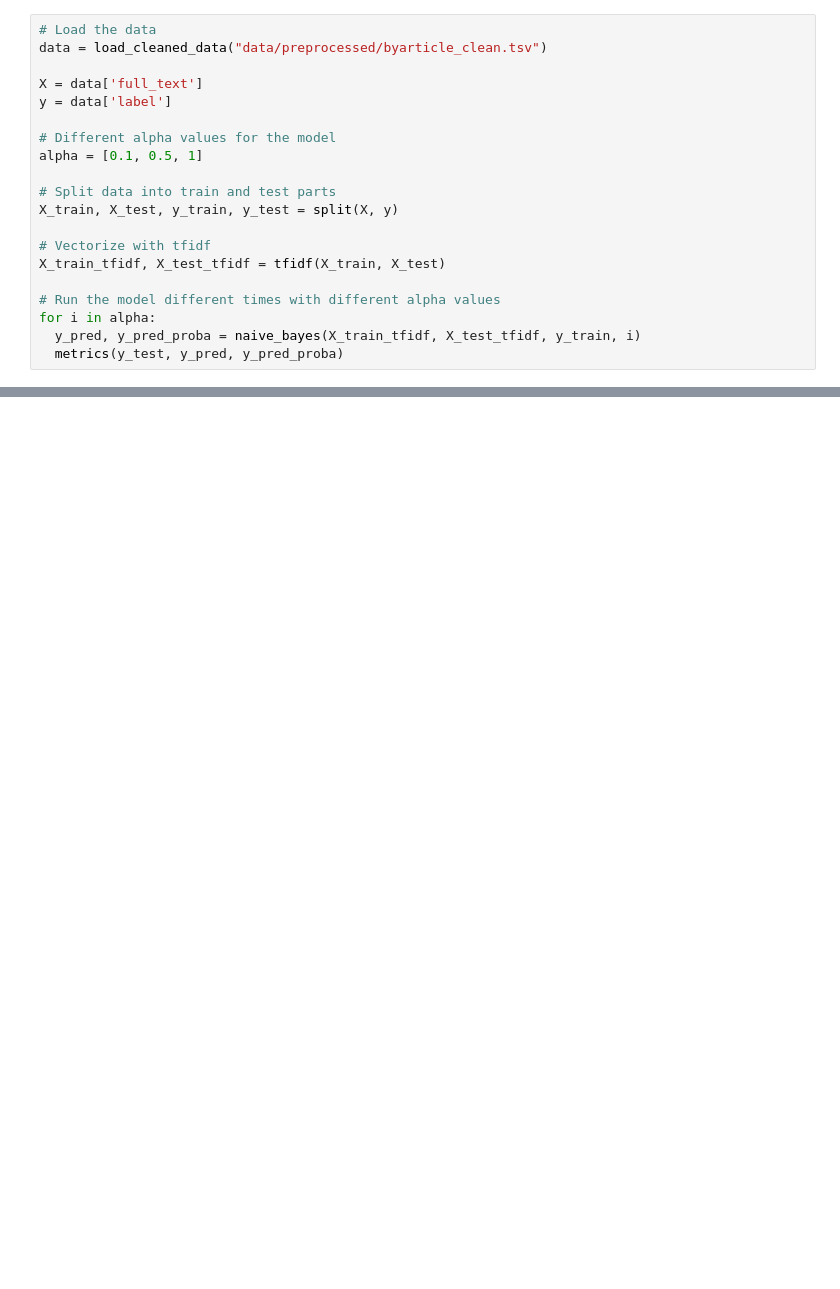
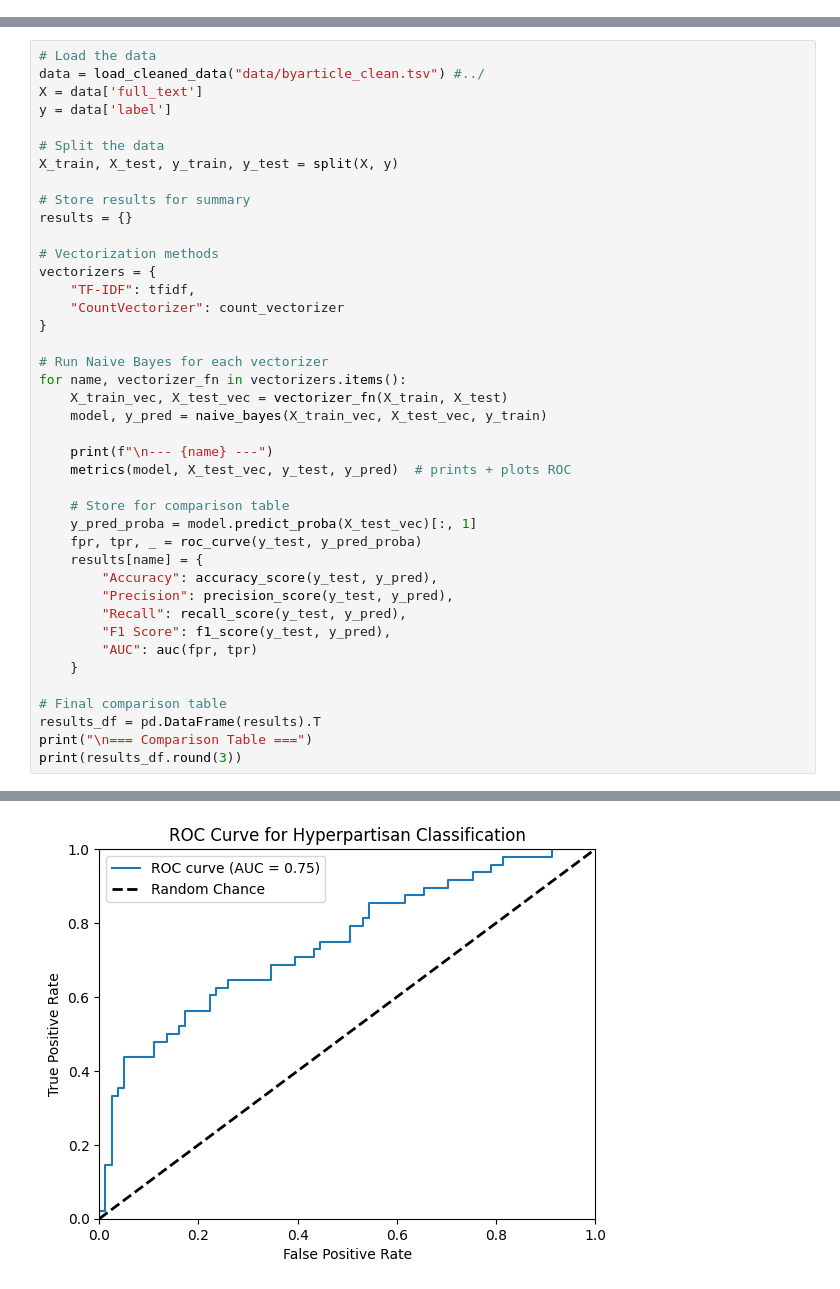
Before and after one commit to badaa002/DAT550-2025---Hyperpartisan-News-Detection-, a Jupyter notebook: notebooks/NaiveBayesModel.ipynb, the cells around one changed output, grey strips where cells are left out. Cells and saved outputs as stored; diff of their text form; blank space fills up the shorter version.

```diff
--- a/notebooks/NaiveBayesModel.ipynb
+++ b/notebooks/NaiveBayesModel.ipynb
@@ -15,20 +43,0 @@ def naive_bayes(X_train_tfidf, X_test_tfidf, y_train, alpha):
-# %%
-# Load the data
-data = load_cleaned_data("data/preprocessed/byarticle_clean.tsv")
-
-X = data['full_text']
-y = data['label']
-
-# Different alpha values for the model
-alpha = [0.1, 0.5, 1]
-
-# Split data into train and test parts
-X_train, X_test, y_train, y_test = split(X, y)
-
-# Vectorize with tfidf
-X_train_tfidf, X_test_tfidf = tfidf(X_train, X_test)
-
-# Run the model different times with different alpha values
-for i in alpha:
-  y_pred, y_pred_proba = naive_bayes(X_train_tfidf, X_test_tfidf, y_train, i)
-  metrics(y_test, y_pred, y_pred_proba)
@@ -51,0 +78,42 @@ F1: 0.00
+# %%
+# Load the data
+data = load_cleaned_data("data/byarticle_clean.tsv") #../
+X = data['full_text']
+y = data['label']
+
+# Split the data
+X_train, X_test, y_train, y_test = split(X, y)
+
+# Store results for summary
+results = {}
+
+# Vectorization methods
+vectorizers = {
+    "TF-IDF": tfidf,
+    "CountVectorizer": count_vectorizer
+}
+
+# Run Naive Bayes for each vectorizer
+for name, vectorizer_fn in vectorizers.items():
+    X_train_vec, X_test_vec = vectorizer_fn(X_train, X_test)
+    model, y_pred = naive_bayes(X_train_vec, X_test_vec, y_train)
+
+    print(f"\n--- {name} ---")
+    metrics(model, X_test_vec, y_test, y_pred)  # prints + plots ROC
+
+    # Store for comparison table
+    y_pred_proba = model.predict_proba(X_test_vec)[:, 1]
+    fpr, tpr, _ = roc_curve(y_test, y_pred_proba)
+    results[name] = {
+        "Accuracy": accuracy_score(y_test, y_pred),
+        "Precision": precision_score(y_test, y_pred),
+        "Recall": recall_score(y_test, y_pred),
+        "F1 Score": f1_score(y_test, y_pred),
+        "AUC": auc(fpr, tpr)
+    }
+
+# Final comparison table
+results_df = pd.DataFrame(results).T
+print("\n=== Comparison Table ===")
+print(results_df.round(3))
+# %% [output]
@@ -51,0 +125 @@ F1: 0.00
+[figure, added]
```
Also changed, not shown: parts of 13 cells of this notebook, 1 other file.
